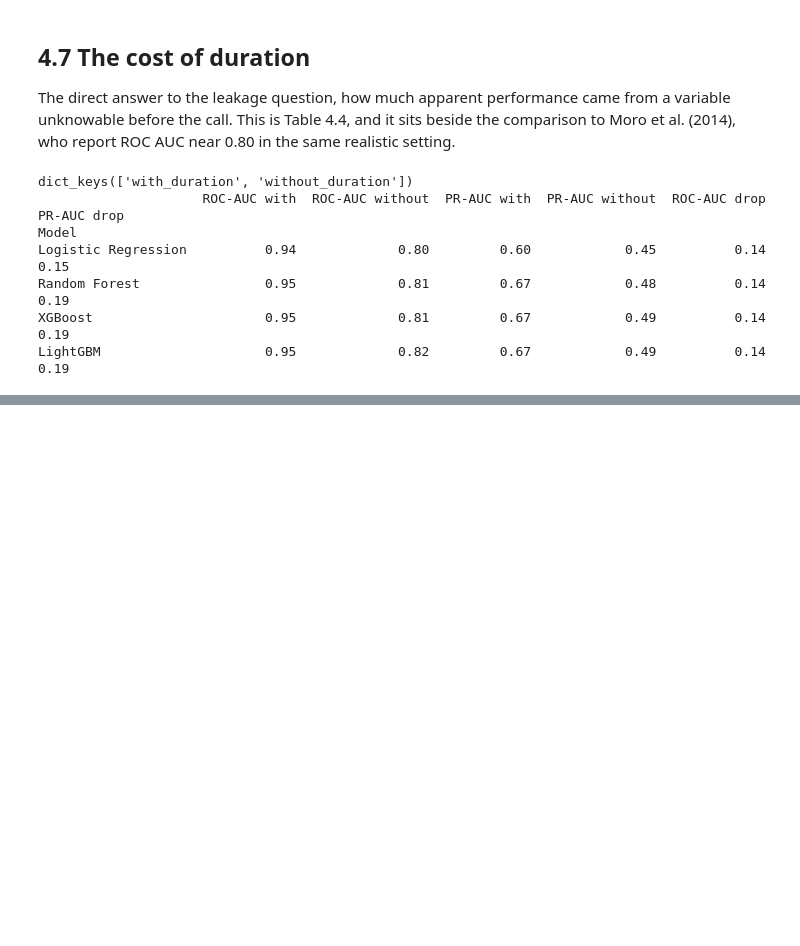
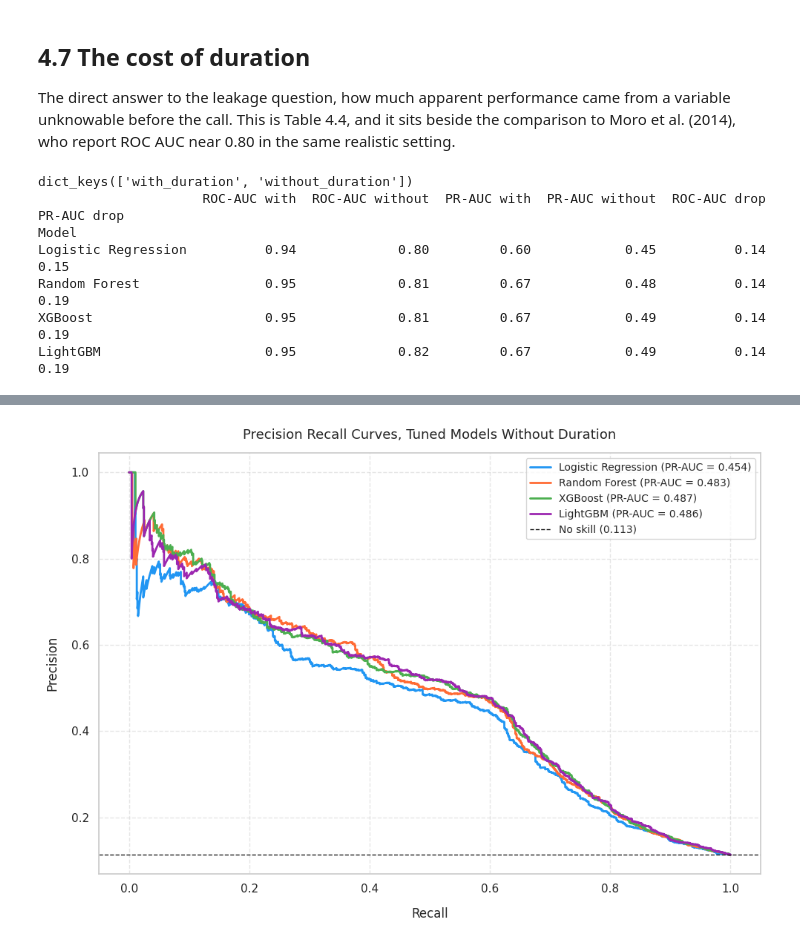
Before and after one commit to Nkengfack/Bank_marketing_ml_Classifications, a Jupyter notebook: bank_marketing_ML_perfomance.ipynb, the cells around one changed output, grey strips where cells are left out. Drawn from its saved outputs; the diff is of its cells as text; code cells hidden in the pictures; blank space fills up the shorter version.

Commit message:
precision recall without the duration factor

```diff
--- a/bank_marketing_ML_perfomance.ipynb
+++ b/bank_marketing_ML_perfomance.ipynb
@@ -1173,0 +1179,29 @@ LightGBM                     0.95             0.82         0.67            0.49
+# %%
+from sklearn.metrics import precision_recall_curve
+
+fig, ax = plt.subplots(figsize=(10, 7))
+colours = ['#2196F3', '#FF6B35', '#4CAF50', '#9C27B0']
+X_te_nd = feature_sets['without_duration'][1]
+
+for (name, _), colour in zip(tuning_models.items(), colours):
+    est   = best_estimators[('without_duration', name)]
+    proba = est.predict_proba(X_te_nd)[:, 1]
+    prec, rec, _ = precision_recall_curve(y_test, proba)
+    ap = average_precision_score(y_test, proba)
+    ax.plot(rec, prec, color=colour, linewidth=2,
+            label=f'{name} (PR-AUC = {ap:.3f})')
+
+ax.axhline(y_test.mean(), color='k', linestyle='--', linewidth=1,
+           label=f'No skill ({y_test.mean():.3f})')
+
+plt.title('Precision Recall Curves, Tuned Models Without Duration',
+          pad=14, fontsize=13)
+plt.xlabel('Recall', labelpad=12)
+plt.ylabel('Precision', labelpad=12)
+plt.legend(loc='upper right', fontsize=10)
+plt.grid(linestyle='--', alpha=0.5)
+plt.tight_layout()
+plt.savefig('fig_4_3_pr_curves.png', dpi=300)
+plt.show()
+# %% [output]
+[figure, added]
```
Also changed, not shown: parts of 1 cell of this notebook.
